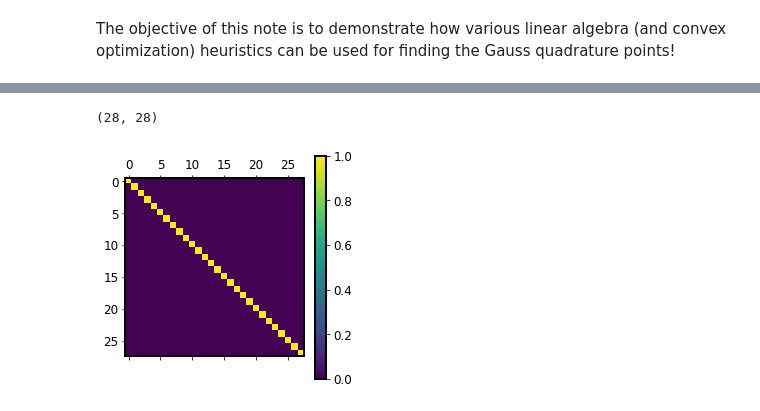
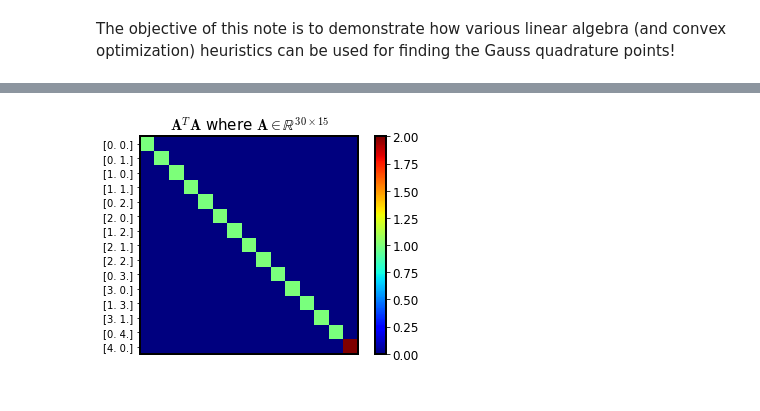
Before and after one commit to equadratures/equadratures, a Jupyter notebook: ipython-notebooks/padua_points.ipynb, the cells around one changed output, grey strips where cells are left out. Drawn from its saved outputs; the diff is of its cells as text; code cells hidden in the pictures.

```diff
--- a/ipython-notebooks/padua_points.ipynb
+++ b/ipython-notebooks/padua_points.ipynb
@@ -30,8 +29,20 @@ print Polyobject.A.shape
-# %%
-M = np.dot(Polyobject.Az.T , Polyobject.Az)
-plt.matshow(M, interpolation='none', vmin=0, vmax=1)
-plt.colorbar()
-print Polyobject.Az.shape
-# %% [output]
-(28, 28)
-[figure, removed]
+# %%
+M = np.dot(Polyobject.A.T , Polyobject.A)
+mm, nn = Polyobject.A.shape
+fig = plt.figure()
+ax = fig.add_subplot(1,1,1)
+plt.imshow(M, interpolation='nearest', cmap=cm.jet, vmin=0., vmax=2.0)
+plt.colorbar()
+frame1 = plt.gca()
+ax.set_xticks([])
+frame1.axes.xaxis.set_ticklabels([])
+ticks = []
+for i in range(0, totalorder.cardinality):
+    ticks.append(str(totalorder.elements[i,:]))
+plt.yticks(np.arange(totalorder.cardinality), ticks, fontsize=10)
+titlestring = r'$\mathbf{A}^T \mathbf{A}$ where $\mathbf{A}\in \mathbb{R}^{%s \times %s}$'%(mm, nn)
+plt.title(titlestring,fontsize=15)
+plt.savefig('Padua.eps' , dpi=200)
+plt.show()
+# %% [output]
+[figure, added]
```
Also changed, not shown: parts of 7 cells of this notebook, 12 other files.
